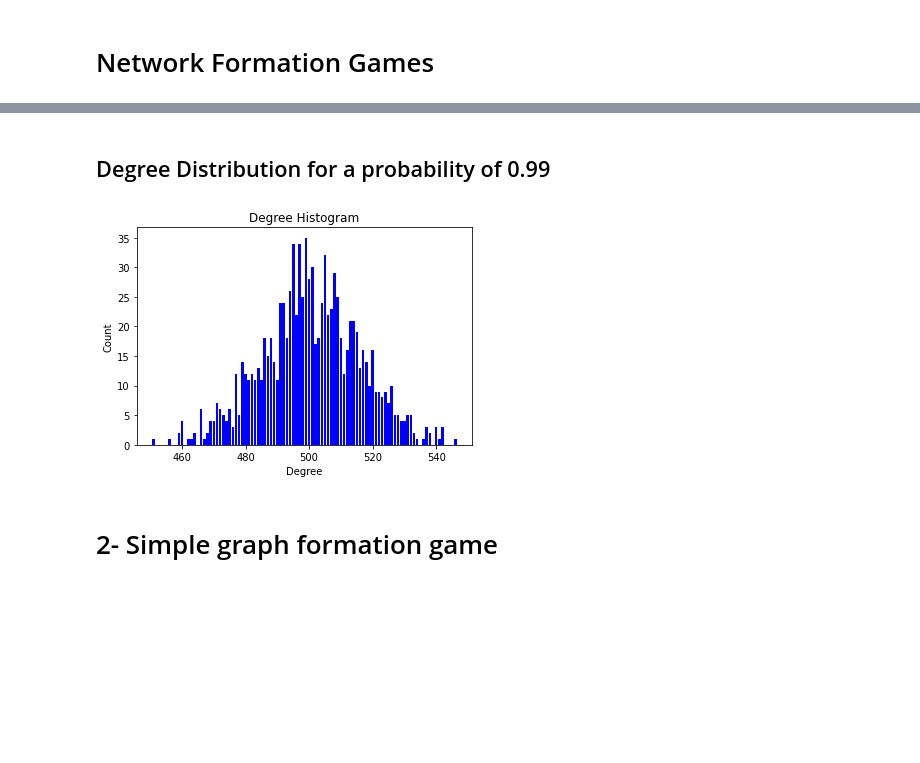
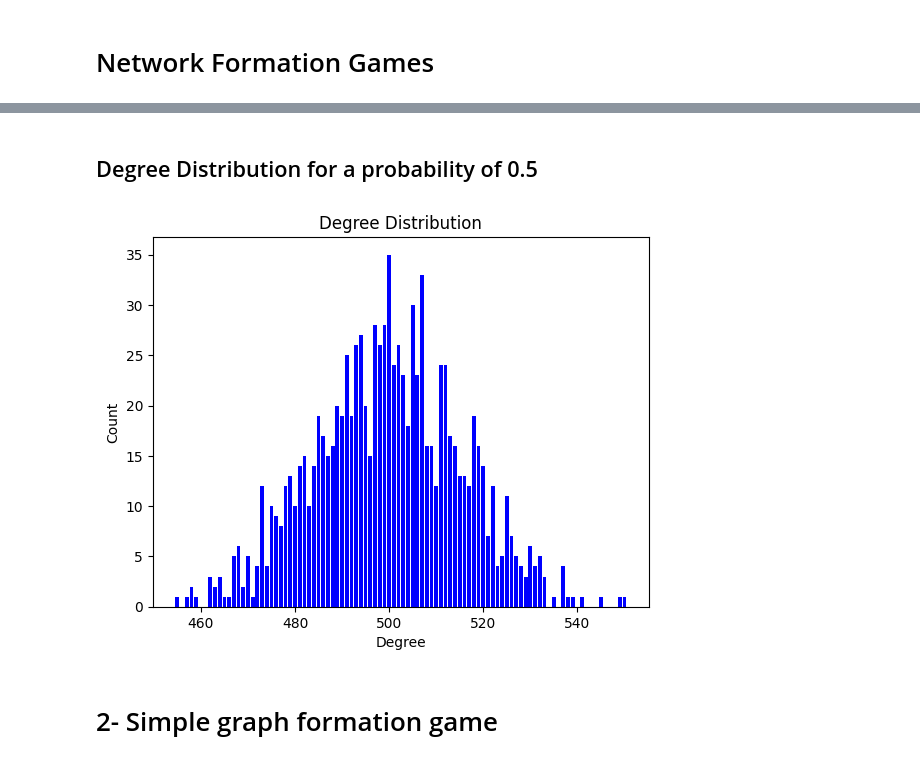
Before and after one commit to AlexWallerand/ISOC731-Network-Formation-Game, a Jupyter notebook: Network_formation_games.ipynb, the cells around one changed output, grey strips where cells are left out. Drawn from its saved outputs; the diff is of its cells as text; code cells hidden in the pictures; blank space fills up the shorter version.

```diff
--- a/Network_formation_games.ipynb
+++ b/Network_formation_games.ipynb
@@ -72,20 +86,20 @@ fig.show()
 # %% [markdown]
-## Degree Distribution for a probability of 0.99
+## Degree Distribution for a probability of 0.5
 # %%
 G = nx.gnp_random_graph(1000, 0.5)
-degree_sequence = sorted([d for n, d in G.degree()], reverse=True)  # degree sequence
-# print "Degree sequence", degree_sequence
+
+degree_sequence = sorted([d for n, d in G.degree()], reverse=True)
 degreeCount = collections.Counter(degree_sequence)
 deg, cnt = zip(*degreeCount.items())
 
 fig, ax = plt.subplots()
 plt.bar(deg, cnt, width=0.80, color='b')
-plt.title("Degree Histogram")
+plt.title("Degree Distribution")
 plt.ylabel("Count")
 plt.xlabel("Degree")
 plt.show()
 # %% [output]
-[figure, old version]
+[figure, new version]
 # %% [markdown]
 # 2- Simple graph formation game
 # %%
```
Also changed, not shown: parts of 10 cells of this notebook.
